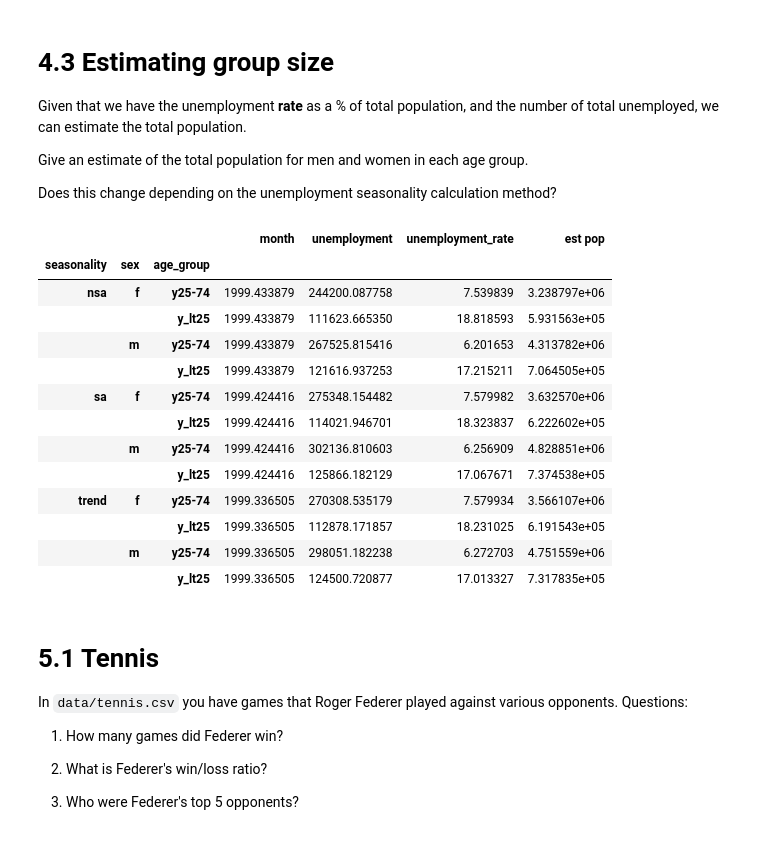
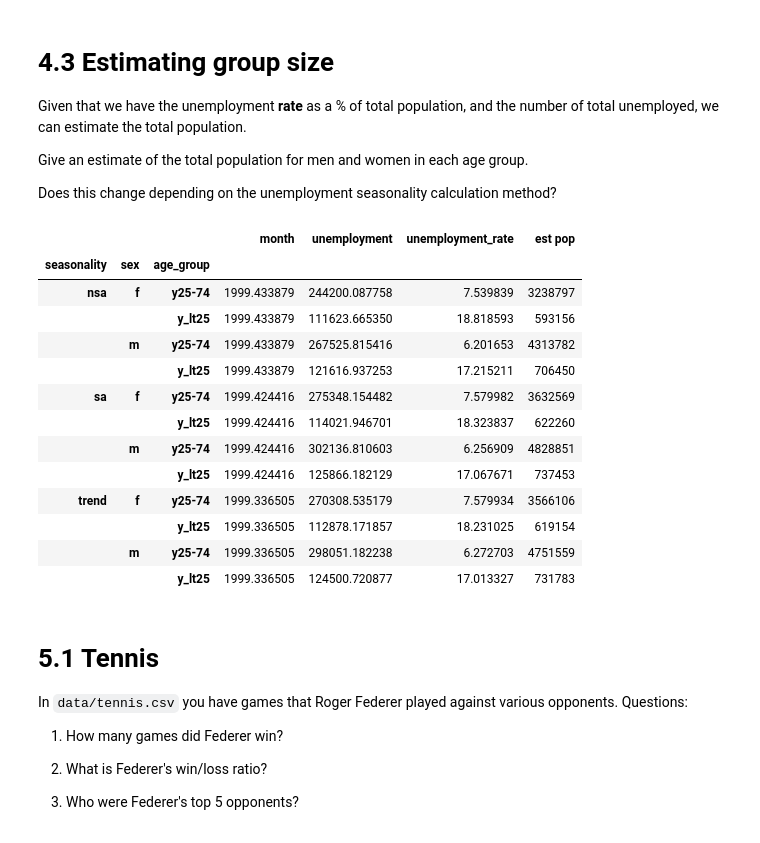
Before and after one commit to cb-ds-1/m2-1-pandas, a Jupyter notebook: workshop.ipynb, the cells around one changed output. Saved outputs shown, nothing was run; the diff lists cells and outputs as text; code cells hidden in the pictures.

```diff
--- a/workshop.ipynb
+++ b/workshop.ipynb
@@ -307,23 +307,23 @@ Give an estimate of the total population for men and women in each age group.
 
 Does this change depending on the unemployment seasonality calculation method?
 # %%
-grp['est pop'] = grp.unemployment / grp.unemployment_rate * 100
+grp['est pop'] = (grp.unemployment / grp.unemployment_rate * 100).astype(int)
 grp
 # %% [output]
 |  |  |  | month | unemployment | unemployment_rate | est pop |
 | seasonality | sex | age_group |  |  |  |  |
-| nsa | f | y25-74 | 1999.433879 | 244200.087758 | 7.539839 | 3.238797e+06 |
-|  |  | y_lt25 | 1999.433879 | 111623.665350 | 18.818593 | 5.931563e+05 |
-|  | m | y25-74 | 1999.433879 | 267525.815416 | 6.201653 | 4.313782e+06 |
-|  |  | y_lt25 | 1999.433879 | 121616.937253 | 17.215211 | 7.064505e+05 |
-| sa | f | y25-74 | 1999.424416 | 275348.154482 | 7.579982 | 3.632570e+06 |
-|  |  | y_lt25 | 1999.424416 | 114021.946701 | 18.323837 | 6.222602e+05 |
-|  | m | y25-74 | 1999.424416 | 302136.810603 | 6.256909 | 4.828851e+06 |
-|  |  | y_lt25 | 1999.424416 | 125866.182129 | 17.067671 | 7.374538e+05 |
-| trend | f | y25-74 | 1999.336505 | 270308.535179 | 7.579934 | 3.566107e+06 |
-|  |  | y_lt25 | 1999.336505 | 112878.171857 | 18.231025 | 6.191543e+05 |
-|  | m | y25-74 | 1999.336505 | 298051.182238 | 6.272703 | 4.751559e+06 |
-|  |  | y_lt25 | 1999.336505 | 124500.720877 | 17.013327 | 7.317835e+05 |
+| nsa | f | y25-74 | 1999.433879 | 244200.087758 | 7.539839 | 3238797 |
+|  |  | y_lt25 | 1999.433879 | 111623.665350 | 18.818593 | 593156 |
+|  | m | y25-74 | 1999.433879 | 267525.815416 | 6.201653 | 4313782 |
+|  |  | y_lt25 | 1999.433879 | 121616.937253 | 17.215211 | 706450 |
+| sa | f | y25-74 | 1999.424416 | 275348.154482 | 7.579982 | 3632569 |
+|  |  | y_lt25 | 1999.424416 | 114021.946701 | 18.323837 | 622260 |
+|  | m | y25-74 | 1999.424416 | 302136.810603 | 6.256909 | 4828851 |
+|  |  | y_lt25 | 1999.424416 | 125866.182129 | 17.067671 | 737453 |
+| trend | f | y25-74 | 1999.336505 | 270308.535179 | 7.579934 | 3566106 |
+|  |  | y_lt25 | 1999.336505 | 112878.171857 | 18.231025 | 619154 |
+|  | m | y25-74 | 1999.336505 | 298051.182238 | 6.272703 | 4751559 |
+|  |  | y_lt25 | 1999.336505 | 124500.720877 | 17.013327 | 731783 |
 # %% [markdown]
 # 5.1 Tennis
 
```
Also changed, not shown: parts of 4 cells of this notebook.
